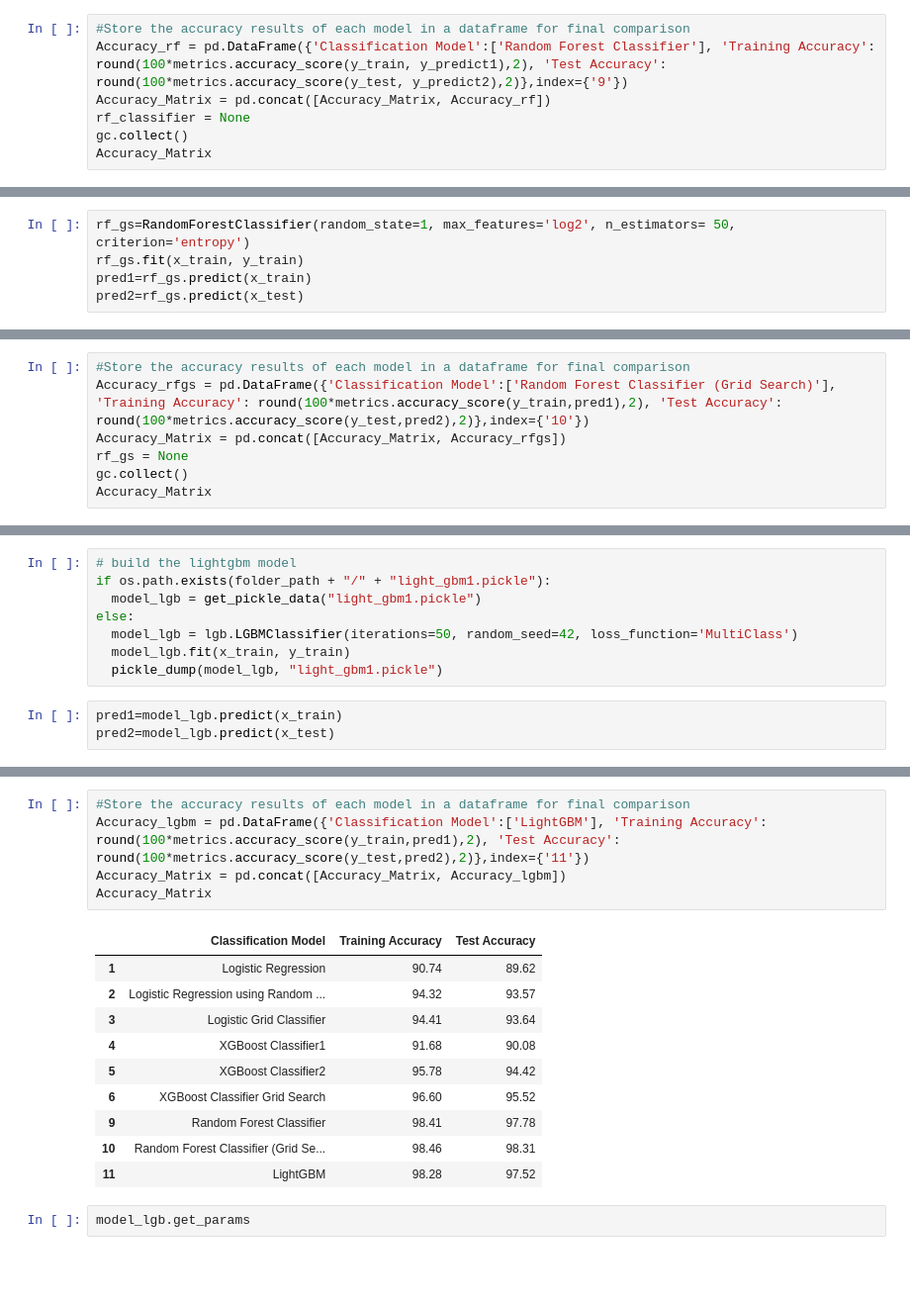
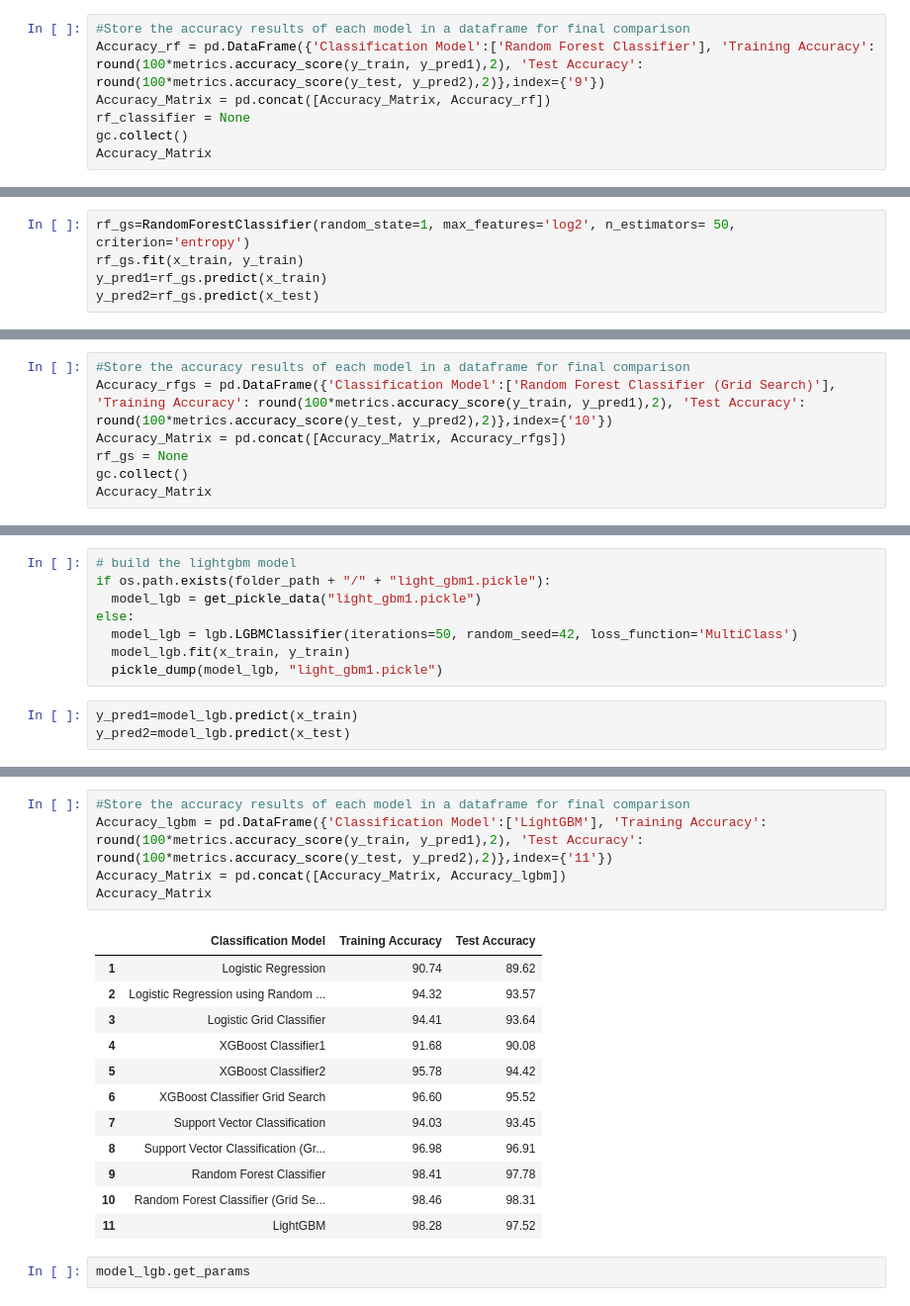
Before and after one commit to ABPande/AIML_CAPSTONE_NLP_B_GRP_4, a Jupyter notebook: Capstone_Project_Final_Jan3.ipynb, the cells around one changed output, grey strips where cells are left out. Shown at 99% size. Saved outputs shown, nothing was run; the diff lists cells and outputs as text; blank space fills up the shorter version.

```diff
--- a/Capstone_Project_Final_Jan3.ipynb
+++ b/Capstone_Project_Final_Jan3.ipynb
@@ -2166,7 +2340,7 @@ Model Accuracy on Test Data: 0.9778
 [figure]
 # %%
 #Store the accuracy results of each model in a dataframe for final comparison
-Accuracy_rf = pd.DataFrame({'Classification Model':['Random Forest Classifier'], 'Training Accuracy': round(100*metrics.accuracy_score(y_train, y_predict1),2), 'Test Accuracy': round(100*metrics.accuracy_score(y_test, y_predict2),2)},index={'9'})
+Accuracy_rf = pd.DataFrame({'Classification Model':['Random Forest Classifier'], 'Training Accuracy': round(100*metrics.accuracy_score(y_train, y_pred1),2), 'Test Accuracy': round(100*metrics.accuracy_score(y_test, y_pred2),2)},index={'9'})
 Accuracy_Matrix = pd.concat([Accuracy_Matrix, Accuracy_rf])
 rf_classifier = None
 gc.collect()
@@ -2233,6 +2409,6 @@ gc.collect()
 # %%
 rf_gs=RandomForestClassifier(random_state=1, max_features='log2', n_estimators= 50,  criterion='entropy')
 rf_gs.fit(x_train, y_train)
-pred1=rf_gs.predict(x_train)
-pred2=rf_gs.predict(x_test)
+y_pred1=rf_gs.predict(x_train)
+y_pred2=rf_gs.predict(x_test)
 # %%
@@ -2259,7 +2435,7 @@ Classification report  Ensemble Model - RandomForest Classifier:
 weighted avg       0.98      0.98      0.98     19744
 # %%
 #Store the accuracy results of each model in a dataframe for final comparison
-Accuracy_rfgs = pd.DataFrame({'Classification Model':['Random Forest Classifier (Grid Search)'], 'Training Accuracy': round(100*metrics.accuracy_score(y_train,pred1),2), 'Test Accuracy': round(100*metrics.accuracy_score(y_test,pred2),2)},index={'10'})
+Accuracy_rfgs = pd.DataFrame({'Classification Model':['Random Forest Classifier (Grid Search)'], 'Training Accuracy': round(100*metrics.accuracy_score(y_train, y_pred1),2), 'Test Accuracy': round(100*metrics.accuracy_score(y_test, y_pred2),2)},index={'10'})
 Accuracy_Matrix = pd.concat([Accuracy_Matrix, Accuracy_rfgs])
 rf_gs = None
 gc.collect()
@@ -2283,6 +2461,6 @@ else:
   model_lgb.fit(x_train, y_train)
   pickle_dump(model_lgb, "light_gbm1.pickle")
 # %%
-pred1=model_lgb.predict(x_train)
-pred2=model_lgb.predict(x_test)
+y_pred1=model_lgb.predict(x_train)
+y_pred2=model_lgb.predict(x_test)
 # %%
@@ -2309,17 +2487,19 @@ Classification report LightGBM:
 weighted avg       0.98      0.98      0.98     19744
 # %%
 #Store the accuracy results of each model in a dataframe for final comparison
-Accuracy_lgbm = pd.DataFrame({'Classification Model':['LightGBM'], 'Training Accuracy': round(100*metrics.accuracy_score(y_train,pred1),2), 'Test Accuracy': round(100*metrics.accuracy_score(y_test,pred2),2)},index={'11'})
+Accuracy_lgbm = pd.DataFrame({'Classification Model':['LightGBM'], 'Training Accuracy': round(100*metrics.accuracy_score(y_train, y_pred1),2), 'Test Accuracy': round(100*metrics.accuracy_score(y_test, y_pred2),2)},index={'11'})
 Accuracy_Matrix = pd.concat([Accuracy_Matrix, Accuracy_lgbm])
 Accuracy_Matrix
 # %% [output]
 |  | Classification Model | Training Accuracy | Test Accuracy |
 | 1 | Logistic Regression | 90.74 | 89.62 |
 | 2 | Logistic Regression using Random ... | 94.32 | 93.57 |
 | 3 | Logistic Grid Classifier | 94.41 | 93.64 |
 | 4 | XGBoost Classifier1 | 91.68 | 90.08 |
 | 5 | XGBoost Classifier2 | 95.78 | 94.42 |
 | 6 | XGBoost Classifier Grid Search | 96.60 | 95.52 |
+| 7 | Support Vector Classification | 94.03 | 93.45 |
+| 8 | Support Vector Classification (Gr... | 96.98 | 96.91 |
 | 9 | Random Forest Classifier | 98.41 | 97.78 |
 | 10 | Random Forest Classifier (Grid Se... | 98.46 | 98.31 |
 | 11 | LightGBM | 98.28 | 97.52 |
```
Also changed, not shown: parts of 112 cells of this notebook.
